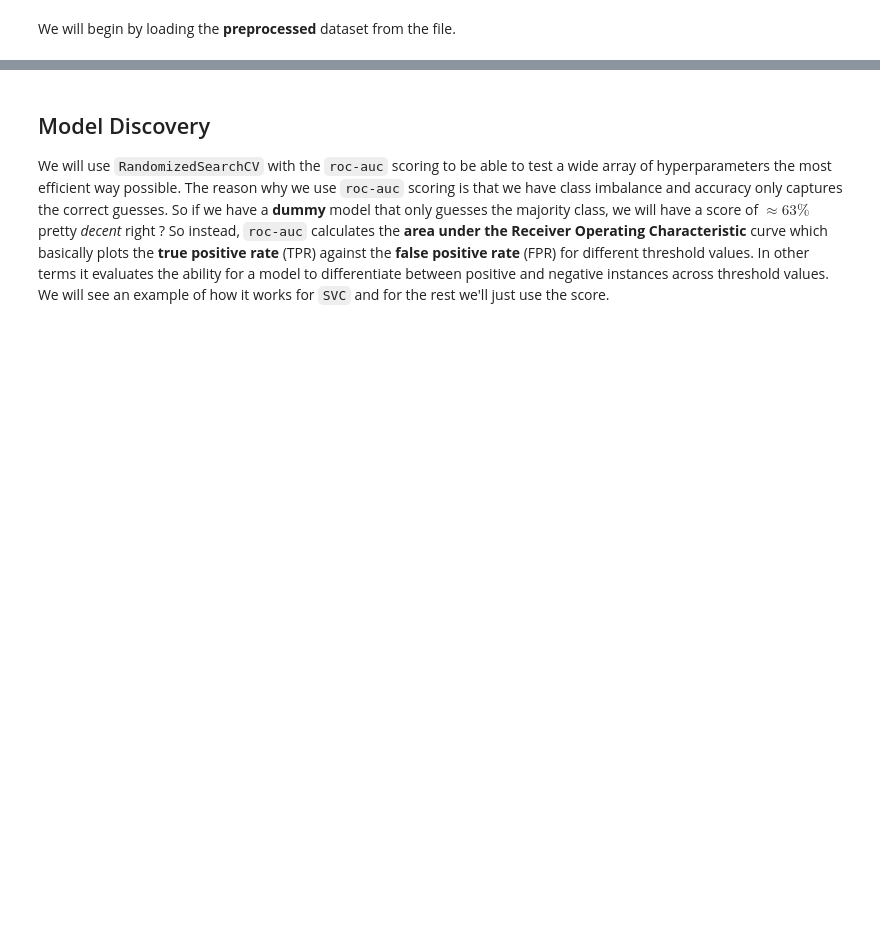
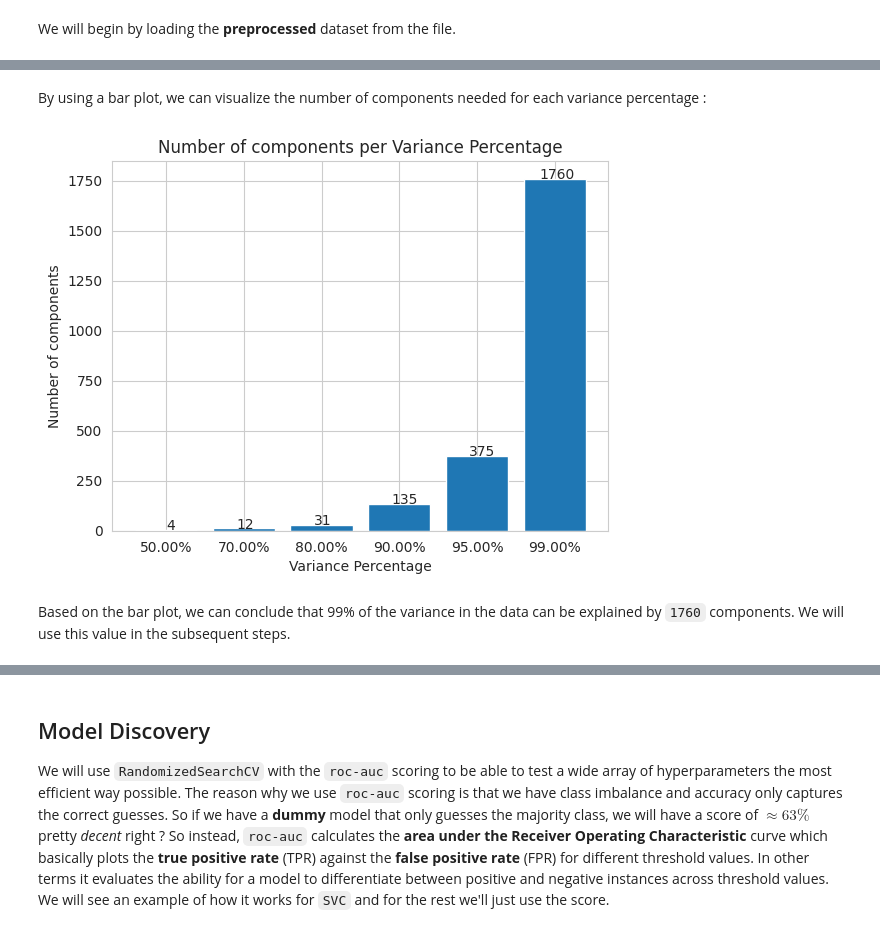
Before and after one commit to Az-r-ow/zoidberg, a Jupyter notebook: revised_main.ipynb, the cells around one changed output, grey strips where cells are left out. Cells and saved outputs as stored; diff of their text form; code cells hidden in the pictures; blank space fills up the shorter version.

```diff
--- a/revised_main.ipynb
+++ b/revised_main.ipynb
@@ -156,0 +228,6 @@ def normalize_images(images):
+# %%
+from sklearn.decomposition import PCA
+
+pca = PCA()
+
+pca.fit_transform(normalize_images(x_train))
@@ -157,3 +248,36 @@ def normalize_images(images):
+# %%
+def components_for_variance_percentage(variance_ratios: np.ndarray, per: float = 0.99):
+    cumulative_variance = np.cumsum(variance_ratios)
+    return np.argmax(cumulative_variance >= per) + 1
+# %% [markdown]
+By using a bar plot, we can visualize the number of components needed for each variance percentage :
+# %%
+%matplotlib inline
+
+percentages = [0.5, 0.7, 0.8, 0.9, 0.95, 0.99]
+num_components = [
+    components_for_variance_percentage(pca.explained_variance_ratio_, per)
+    for per in percentages
+]
+
+fig, ax = plt.subplots()
+bars = ax.bar(["{:.2%}".format(value) for value in percentages], num_components)
+for bar in bars:
+    yval = bar.get_height()
+    ax.text(
+        (bar.get_x() + (bar.get_width() / 2) - (math.floor(len(str(yval)) / 2) / 10)),
+        yval + 0.005,
+        yval,
+    )
+
+ax.set_title("Number of components per Variance Percentage")
+ax.set_xlabel("Variance Percentage")
+ax.set_ylabel("Number of components")
+plt.show()
+# %% [output]
+[figure, added]
+# %% [markdown]
+Based on the bar plot, we can conclude that 99% of the variance in the data can be explained by `1760` components. We will use this value in the subsequent steps.
 # %%
 from sklearn.decomposition import PCA
 
```
Also changed, not shown: parts of 40 cells of this notebook, 1 other file.
